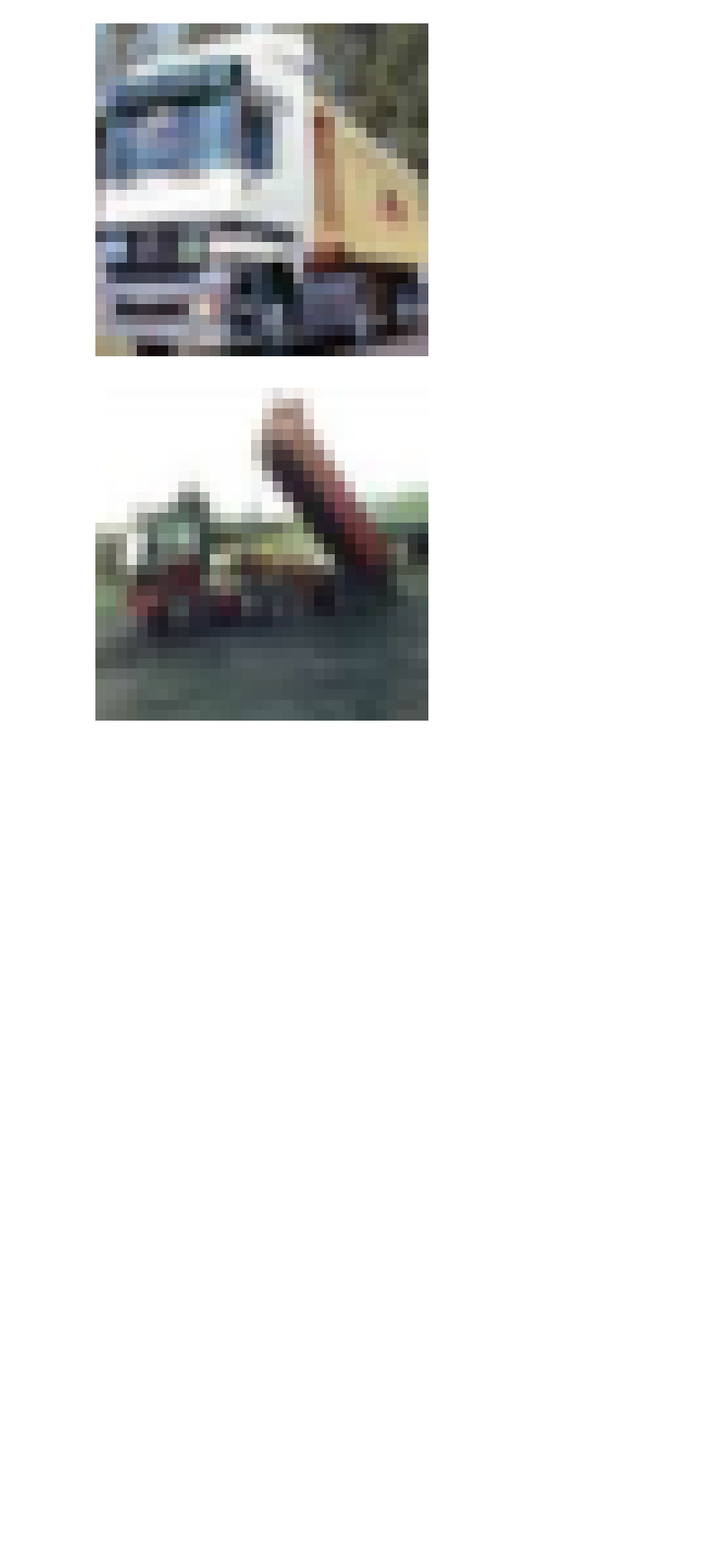
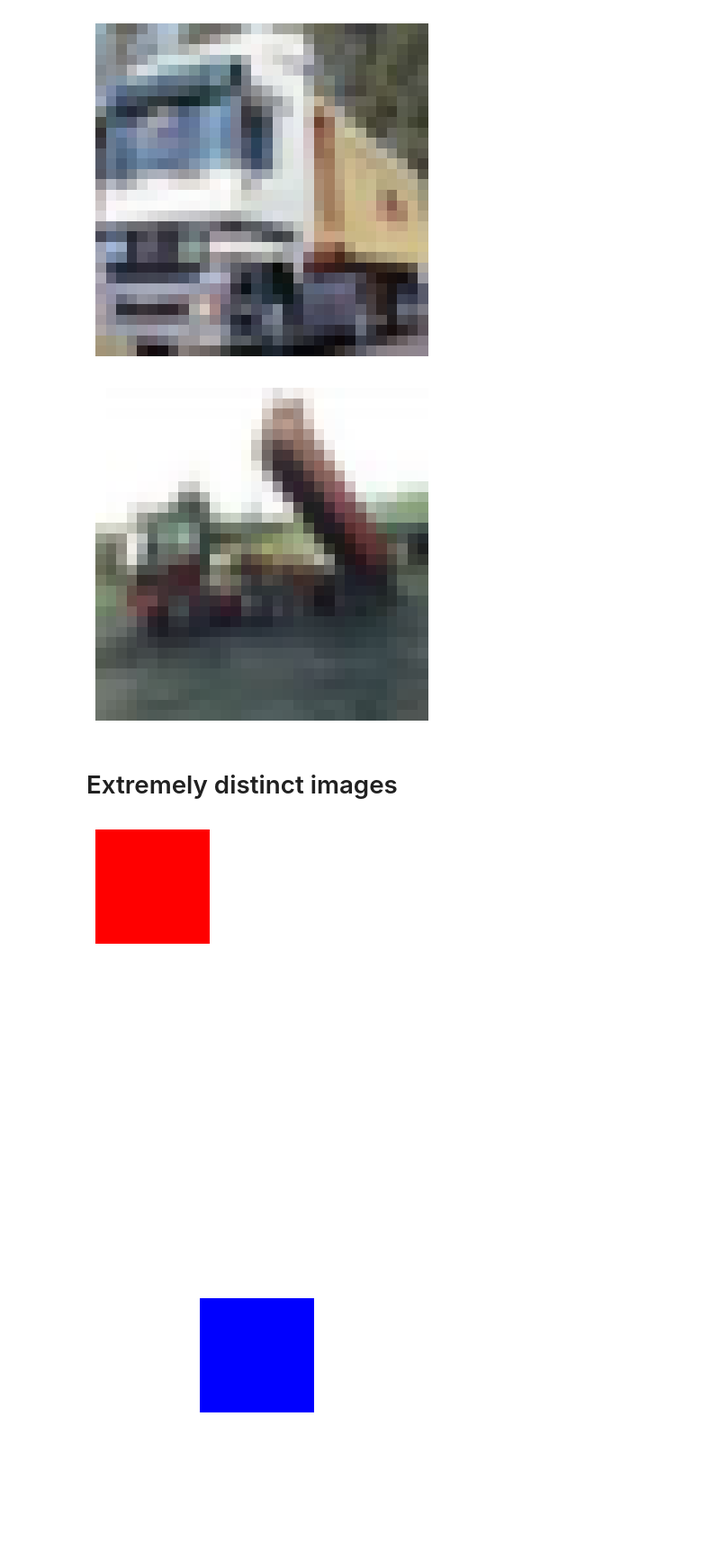
Before and after one commit to daniel-koronthaly/HopfieldImages, a Jupyter notebook: hopfield.ipynb, the cells around one changed output. Shown at 90% size. Cells and saved outputs as stored; diff of their text form; code cells hidden in the pictures; blank space fills up the shorter version.

Commit message:
Using extremely distinct images

```diff
--- a/hopfield.ipynb
+++ b/hopfield.ipynb
@@ -95,6 +96,53 @@ np.fill_diagonal(W, 0)
 [figure]
 [figure]
 [figure]
+# %% [markdown]
+# Extremely distinct images
+# %%
+import matplotlib.pyplot as plt
+
+num_images = 2
+images = []
+
+
+red_img = np.full((3,32,32), 255).transpose(1,2,0)
+for i in range(12):
+    red_img[0:i,0:i,1] = 0
+    red_img[0:i,0:i,2] = 0
+plt.imshow(red_img, interpolation='none')
+plt.axis('off')
+plt.show()
+red_img = (red_img - 127.5) / 127.5 # normalizing between [-1, 1]
+images.append(red_img)
+
+blue_img = np.full((3,32,32), 255).transpose(1,2,0)
+for i in range(11, 22):
+    blue_img[10:i,10:i,0] = 0
+    blue_img[10:i,10:i,1] = 0
+plt.imshow(blue_img, interpolation='none')
+plt.axis('off')
+plt.show()
+blue_img = (blue_img - 127.5) / 127.5 # normalizing between [-1, 1]
+images.append(blue_img)
+
+color_enabled = True
+num_neurons = 3072
+W = np.zeros((num_neurons, num_neurons))
+
+# computes W_{ij} = V_i * V_j for all i and j. (Saves all images in weight matrix)
+norms = [np.linalg.norm(image) for image in images]
+min_norm = min(norms)
+
+for image in images:
+    W += np.outer(image, image) / (np.linalg.norm(image) / min_norm)
+
+
+W = W / num_images
+# W = W / np.max(np.abs(W))
+np.fill_diagonal(W, 0)
+# %% [output]
+[figure, added]
+[figure, added]
 # %%
 from scipy.integrate import solve_ivp
 
```
Also changed, not shown: parts of 6 cells of this notebook.
